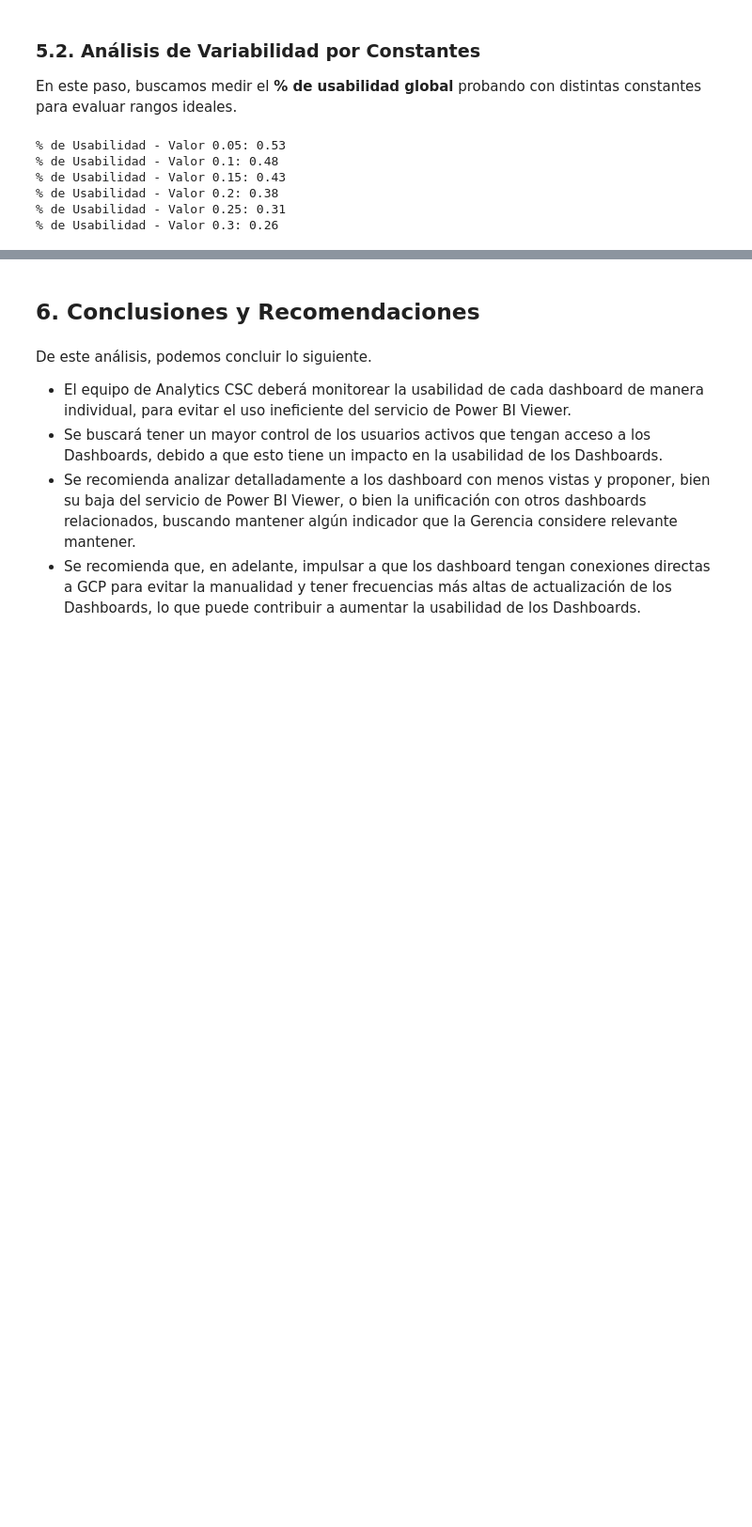
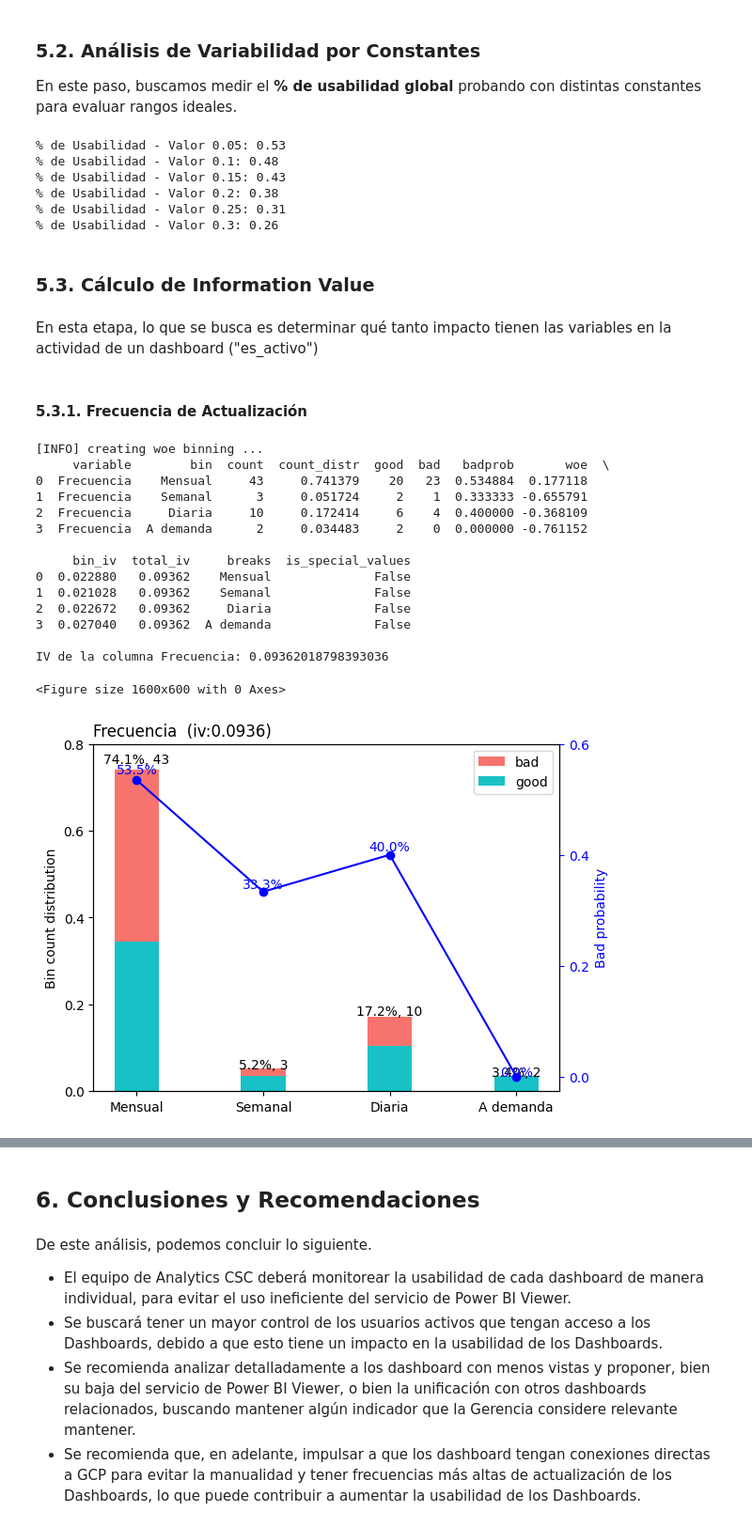
Before and after one commit to alessandroperales74/alicorp_eda_dashboards, a Jupyter notebook: eda_dashboards.ipynb, the cells around one changed output, grey strips where cells are left out. Shown at 94% size. Drawn from its saved outputs; the diff is of its cells as text; code cells hidden in the pictures; blank space fills up the shorter version.

Commit message:
añadir seccion information value

```diff
--- a/eda_dashboards.ipynb
+++ b/eda_dashboards.ipynb
@@ -737,3 +748,55 @@ df_excel = df[cols_excel]
 df_excel['Factor_Frecuencia'] = round(df_excel['Frecuencia'].map(dict_frecuencia).astype(float) * 6,0)
 
 df_excel.sort_values('total_vistas_1_sem_2025',ascending=False).to_excel('Total de vistas con umbrales.xlsx',index=False)
+# %% [markdown]
+### 5.3. Cálculo de Information Value
+# %% [markdown]
+En esta etapa, lo que se busca es determinar qué tanto impacto tienen las variables en la actividad de un dashboard ("es_activo")
+# %%
+def calcular_iv(col,df=df,target='es_activo',lista_cat=None,generar_col=False):
+
+    """
+    Calcula el IV de una columna.
+
+    Args:
+        col (str): Columna a evaluar.
+        df (DataFrame): DataFrame que contiene la columna y el target.
+        target (str): Nombre de la columna objetivo.
+        lista_cat (dict): Opcional. Son bins personalizados que permiten haer una mejor categorización de los datos, si es que los valores por defecto no son satisfactorios
+
+    """
+
+    if lista_cat is None:
+        bins = sc.woebin(df[[col, target]], y=target)
+    else:
+        bins = sc.woebin(df[[col, target]], y=target, breaks_list={col: lista_cat})
+
+    print(bins[col])
+    iv = bins[col]['total_iv'].iloc[0]
+    print(f"\nIV de la columna {col}: {iv}")
+
+    # Graficar los bins
+    plt.figure(figsize=(16,6))
+    sc.woebin_plot(bins[col])
+    plt.show()
+# %% [markdown]
+#### 5.3.1. Frecuencia de Actualización
+# %%
+calcular_iv('Frecuencia',lista_cat=df['Frecuencia'].unique())
+# %% [output]
+[INFO] creating woe binning ...
+     variable        bin  count  count_distr  good  bad   badprob       woe  \
+0  Frecuencia    Mensual     43     0.741379    20   23  0.534884  0.177118
+1  Frecuencia    Semanal      3     0.051724     2    1  0.333333 -0.655791
+2  Frecuencia     Diaria     10     0.172414     6    4  0.400000 -0.368109
+3  Frecuencia  A demanda      2     0.034483     2    0  0.000000 -0.761152
+
+     bin_iv  total_iv     breaks  is_special_values
+0  0.022880   0.09362    Mensual              False
+1  0.021028   0.09362    Semanal              False
+2  0.022672   0.09362     Diaria              False
+3  0.027040   0.09362  A demanda              False
+
+IV de la columna Frecuencia: 0.09362018798393036
+<Figure size 1600x600 with 0 Axes>
+[figure, added]
```
Also changed, not shown: parts of 13 cells of this notebook.
